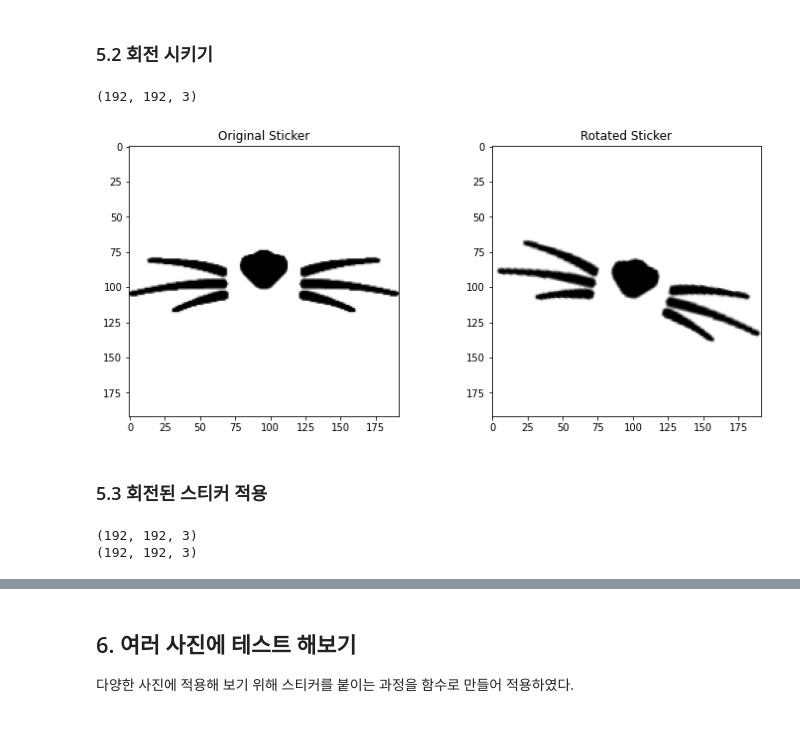
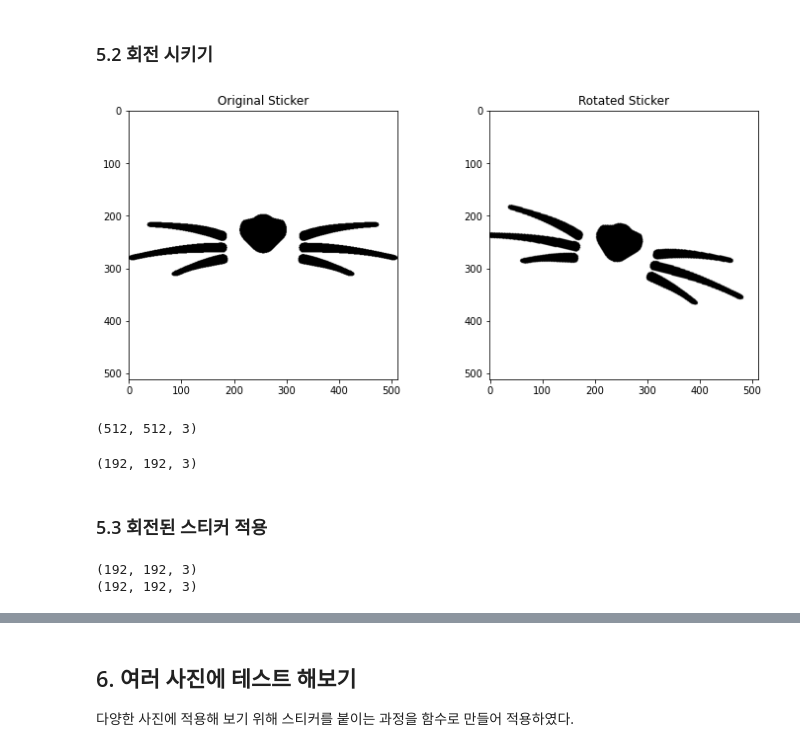
Before and after one commit to p2yeong/AIFFEL-Study, a Jupyter notebook: exploration/E3_camera_sticker_app.ipynb, the cells around one changed output, grey strips where cells are left out. Saved outputs shown, nothing was run; the diff lists cells and outputs as text; code cells hidden in the pictures.

Commit message:
ㅡmodified E3_camera_sticker_app.ipynb

```diff
--- a/exploration/E3_camera_sticker_app.ipynb
+++ b/exploration/E3_camera_sticker_app.ipynb
@@ -384,6 +384,25 @@ print(angle)
 -13.626994859891541
 # %% [markdown]
 ### 5.2 회전 시키기
+# %%
+img_sticker3 = cv2.imread(sticker_path)
+rotated_matrix = cv2.getRotationMatrix2D((landmark[33][0]//2, landmark[33][1]//2), angle, 1)
+side_img_sticker = cv2.warpAffine(img_sticker3, rotated_matrix, (img_sticker3.shape[1], img_sticker3.shape[0]), borderValue=(255,255,255))
+
+plt.figure(figsize=(12,5))
+plt.subplot(1,2,1)
+plt.imshow(img_sticker3)
+plt.title('Original Sticker')
+
+plt.subplot(1,2,2)
+plt.imshow(side_img_sticker)
+plt.title('Rotated Sticker')
+
+plt.show()
+print(img_sticker3.shape)
+# %% [output]
+[figure, added]
+(512, 512, 3)
 # %%
 for dlib_rect, landmark in zip(dlib_rects, list_landmarks):
     x = landmark[30][0]
@@ -399,22 +419,6 @@ img_sticker3_x = x - w // 2  # left
 img_sticker3_y = y - h //2   # top
 # %% [output]
 (192, 192, 3)
-# %%
-rotated_matrix = cv2.getRotationMatrix2D((landmark[33][0]-img_sticker3.shape[0]*1.5, landmark[33][1]-img_sticker3.shape[1]*1.5), angle, 1)
-side_img_sticker = cv2.warpAffine(img_sticker3, rotated_matrix, (img_sticker3.shape[1], img_sticker3.shape[0]), borderValue=(255,255,255))
-
-plt.figure(figsize=(12,5))
-plt.subplot(1,2,1)
-plt.imshow(img_sticker3)
-plt.title('Original Sticker')
-
-plt.subplot(1,2,2)
-plt.imshow(side_img_sticker)
-plt.title('Rotated Sticker')
-
-plt.show()
-# %% [output]
-[figure, removed]
 # %% [markdown]
 ### 5.3 회전된 스티커 적용
 # %%
@@ -429,21 +433,21 @@ sticker_area3 = original_img[img_sticker3_y:img_sticker3_y + img_sticker3.shape[
 original_img[img_sticker3_y:img_sticker3_y + img_sticker3.shape[1],
              img_sticker3_x:img_sticker3_x + img_sticker3.shape[0]] = \
             np.where(img_sticker3==255, sticker_area3, img_sticker3).astype(np.uint8)
-
-# 회전된 수염 장착
-sticker_area4 = rotated_img[img_sticker3_y:img_sticker3_y + img_sticker3.shape[1],
-                            img_sticker3_x:img_sticker3_x + img_sticker3.shape[0]]
-
-rotated_img[img_sticker3_y:img_sticker3_y + img_sticker3.shape[1],
-             img_sticker3_x:img_sticker3_x + img_sticker3.shape[0]] = \
-            np.where(side_img_sticker==255, sticker_area4, side_img_sticker).astype(np.uint8)
-
-
-print(img_sticker3.shape)
-print(sticker_area3.shape)
-# %% [output]
-(192, 192, 3)
-(192, 192, 3)
+# %%
+# 회전된 수염 장착
+sticker_area4 = rotated_img[img_sticker3_y:img_sticker3_y + img_sticker3.shape[1],
+                            img_sticker3_x:img_sticker3_x + img_sticker3.shape[0]]
+
+rotated_img[img_sticker3_y:img_sticker3_y + img_sticker3.shape[1],
+             img_sticker3_x:img_sticker3_x + img_sticker3.shape[0]] = \
+            np.where(side_img_sticker==255, sticker_area4, side_img_sticker).astype(np.uint8)
+
+
+print(img_sticker3.shape)
+print(sticker_area3.shape)
+# %% [output]
+(192, 192, 3)
+(192, 192, 3)
 # %%
 plt.figure(figsize=(12,5))
 plt.subplot(1,2,1)
```
Also changed, not shown: parts of 4 cells of this notebook.
